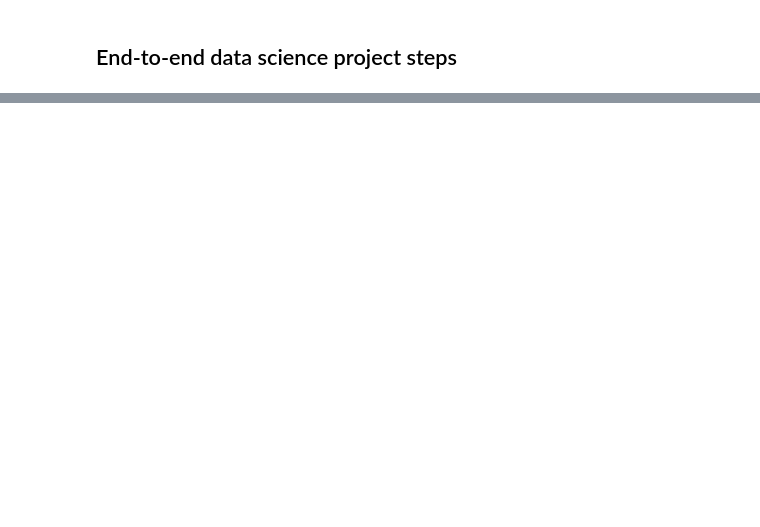
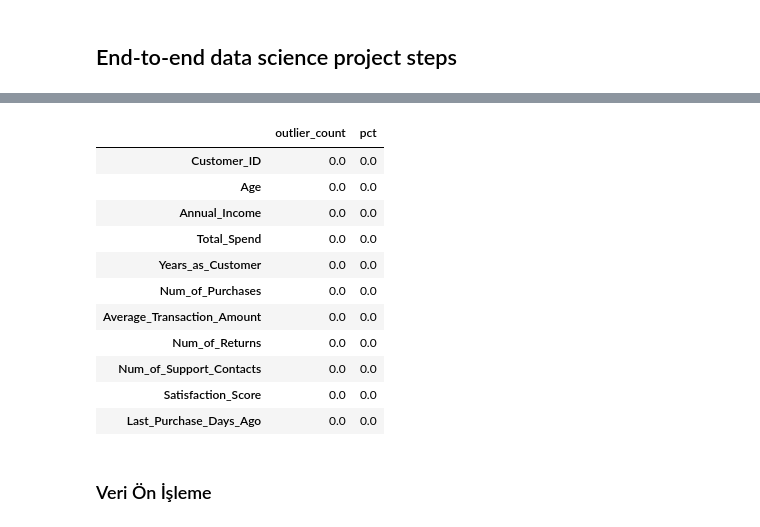
Before and after one commit to 0BerkayK/hopi, a Jupyter notebook: Interview.ipynb, the cells around one changed output, grey strips where cells are left out. Cells and saved outputs as stored; diff of their text form; code cells hidden in the pictures; blank space fills up the shorter version.

```diff
--- a/Interview.ipynb
+++ b/Interview.ipynb
@@ -194,0 +71,27 @@ istatistiksel olarak anlamlı değildir.
+# %%
+outlier_summary = {}
+for c in num_cols:
+    q1 = df[c].quantile(0.25)
+    q3 = df[c].quantile(0.75)
+    iqr = q3 - q1
+    lower = q1 - 1.5 * iqr
+    upper = q3 + 1.5 * iqr
+    outlier_count = ((df[c] < lower) | (df[c] > upper)).sum()
+    outlier_summary[c] = {'outlier_count': int(outlier_count), 'pct': outlier_count / len(df)}
+outlier_df = pd.DataFrame(outlier_summary).T.sort_values('outlier_count', ascending=False)
+display(outlier_df)
+# %% [output]
+|  | outlier_count | pct |
+| Customer_ID | 0.0 | 0.0 |
+| Age | 0.0 | 0.0 |
+| Annual_Income | 0.0 | 0.0 |
+| Total_Spend | 0.0 | 0.0 |
+| Years_as_Customer | 0.0 | 0.0 |
+| Num_of_Purchases | 0.0 | 0.0 |
+| Average_Transaction_Amount | 0.0 | 0.0 |
+| Num_of_Returns | 0.0 | 0.0 |
+| Num_of_Support_Contacts | 0.0 | 0.0 |
+| Satisfaction_Score | 0.0 | 0.0 |
+| Last_Purchase_Days_Ago | 0.0 | 0.0 |
+# %% [markdown]
+### Veri Ön İşleme
```
Also changed, not shown: parts of 47 cells of this notebook, 1 other file.
